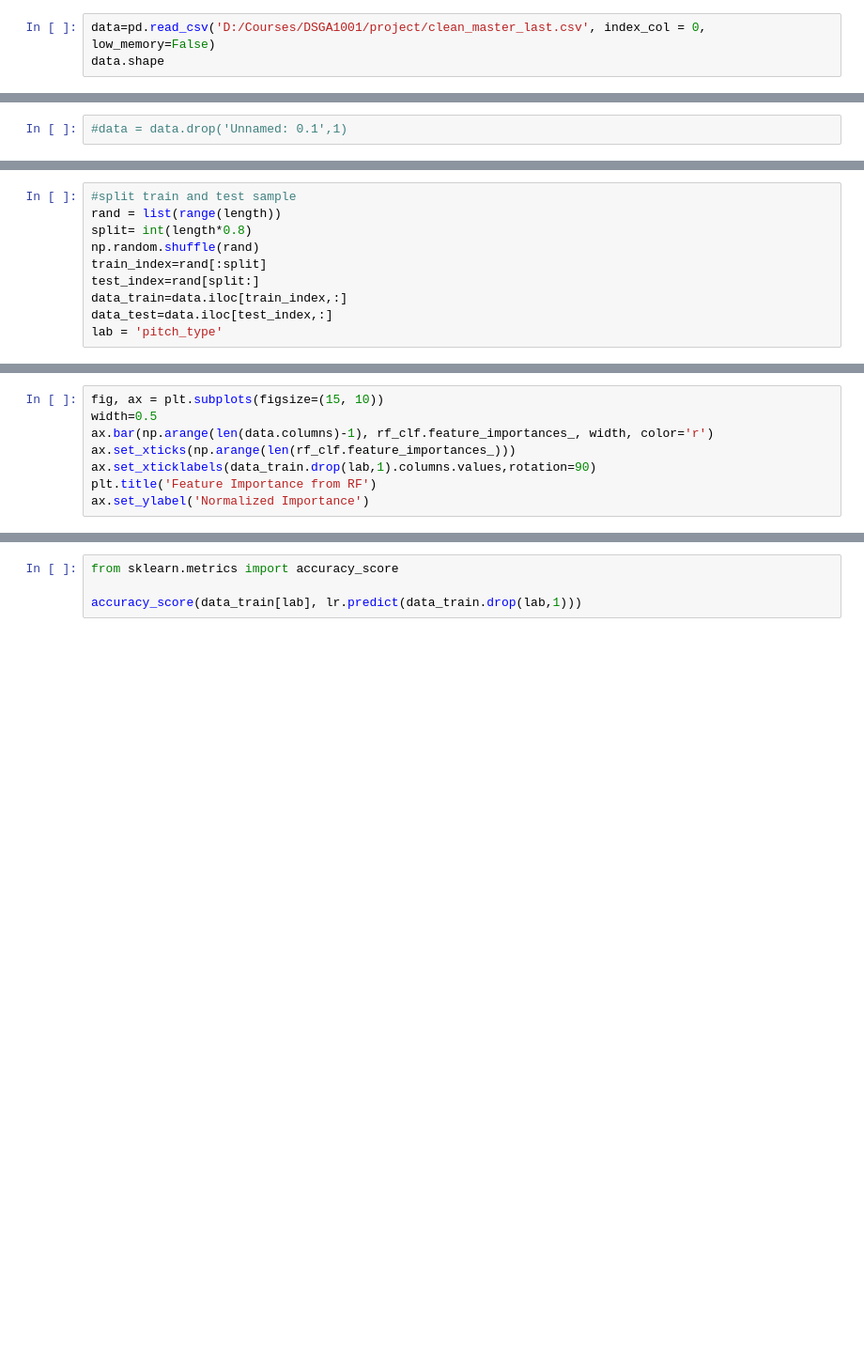
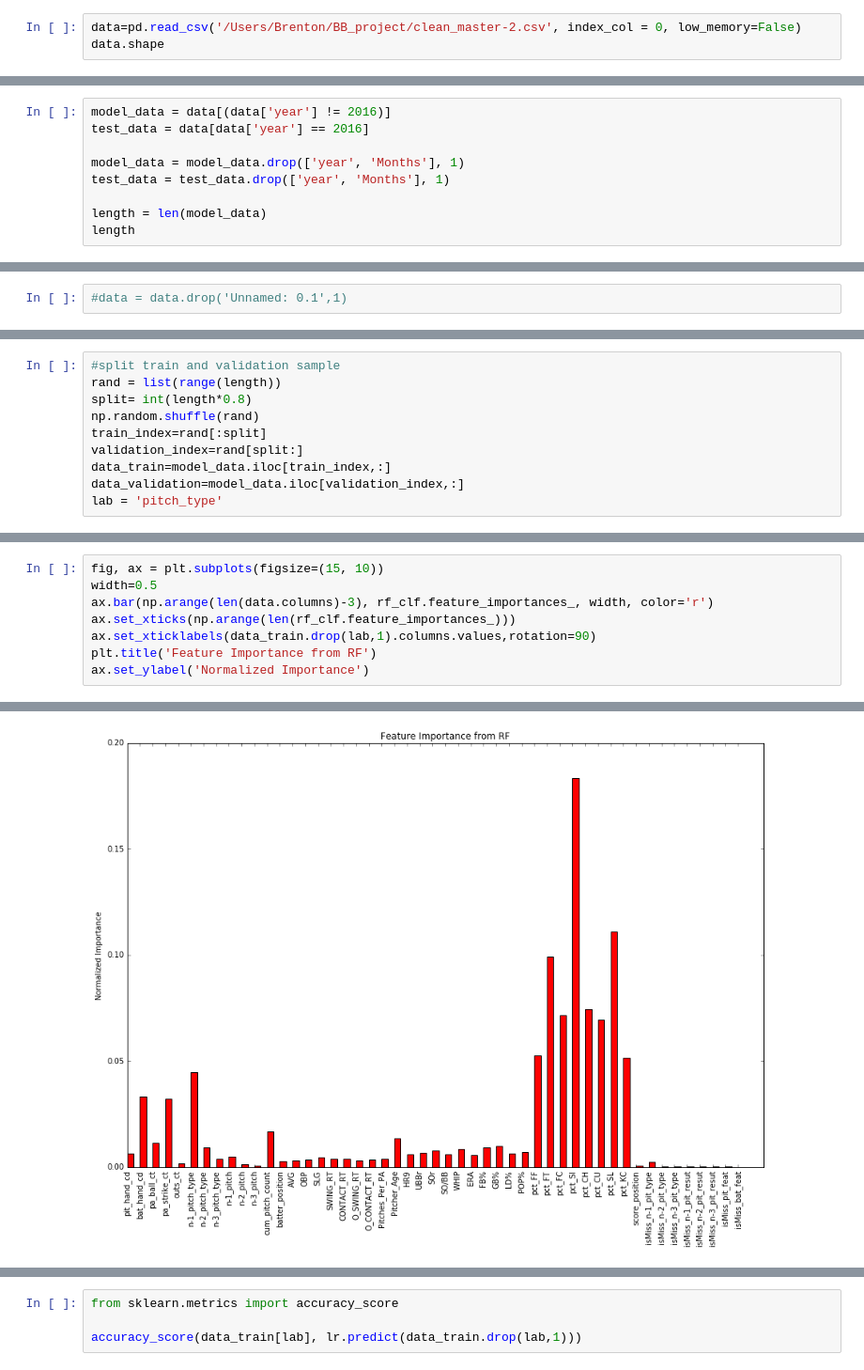
Before and after one commit to davidehamil/BaseballsAndBooleans_NYU-CDS, a Jupyter notebook: Project_modeling.ipynb, the cells around one changed output, grey strips where cells are left out. Shown at 94% size. Drawn from its saved outputs; the diff is of its cells as text; blank space fills up the shorter version.

```diff
--- a/Project_modeling.ipynb
+++ b/Project_modeling.ipynb
@@ -18,3 +20,3 @@ import matplotlib.pyplot as plt
 # %%
-data=pd.read_csv('D:/Courses/DSGA1001/project/clean_master_last.csv', index_col = 0, low_memory=False)
+data=pd.read_csv('/Users/Brenton/BB_project/clean_master-2.csv', index_col = 0, low_memory=False)
 data.shape
@@ -25,0 +29,9 @@ len(data.columns)
+# %%
+model_data = data[(data['year'] != 2016)]
+test_data = data[data['year'] == 2016]
+
+model_data = model_data.drop(['year', 'Months'], 1)
+test_data = test_data.drop(['year', 'Months'], 1)
+
+length = len(model_data)
+length
@@ -30,10 +53,10 @@ data.head()
 # %%
-#split train and test sample
+#split train and validation sample
 rand = list(range(length))
 split= int(length*0.8)
 np.random.shuffle(rand)
 train_index=rand[:split]
-test_index=rand[split:]
-data_train=data.iloc[train_index,:]
-data_test=data.iloc[test_index,:]
+validation_index=rand[split:]
+data_train=model_data.iloc[train_index,:]
+data_validation=model_data.iloc[validation_index,:]
 lab = 'pitch_type'
@@ -45,8 +89,9 @@ rf_clf.fit(data_train.drop(lab,1), data_train[lab])
 # %%
 fig, ax = plt.subplots(figsize=(15, 10))
 width=0.5
-ax.bar(np.arange(len(data.columns)-1), rf_clf.feature_importances_, width, color='r')
+ax.bar(np.arange(len(data.columns)-3), rf_clf.feature_importances_, width, color='r')
 ax.set_xticks(np.arange(len(rf_clf.feature_importances_)))
 ax.set_xticklabels(data_train.drop(lab,1).columns.values,rotation=90)
 plt.title('Feature Importance from RF')
 ax.set_ylabel('Normalized Importance')
+# %% [output]
@@ -53 +99,2 @@ ax.set_ylabel('Normalized Importance')
+[figure, added]
 # %%
```
Also changed, not shown: parts of 26 cells of this notebook, 1 other file.
